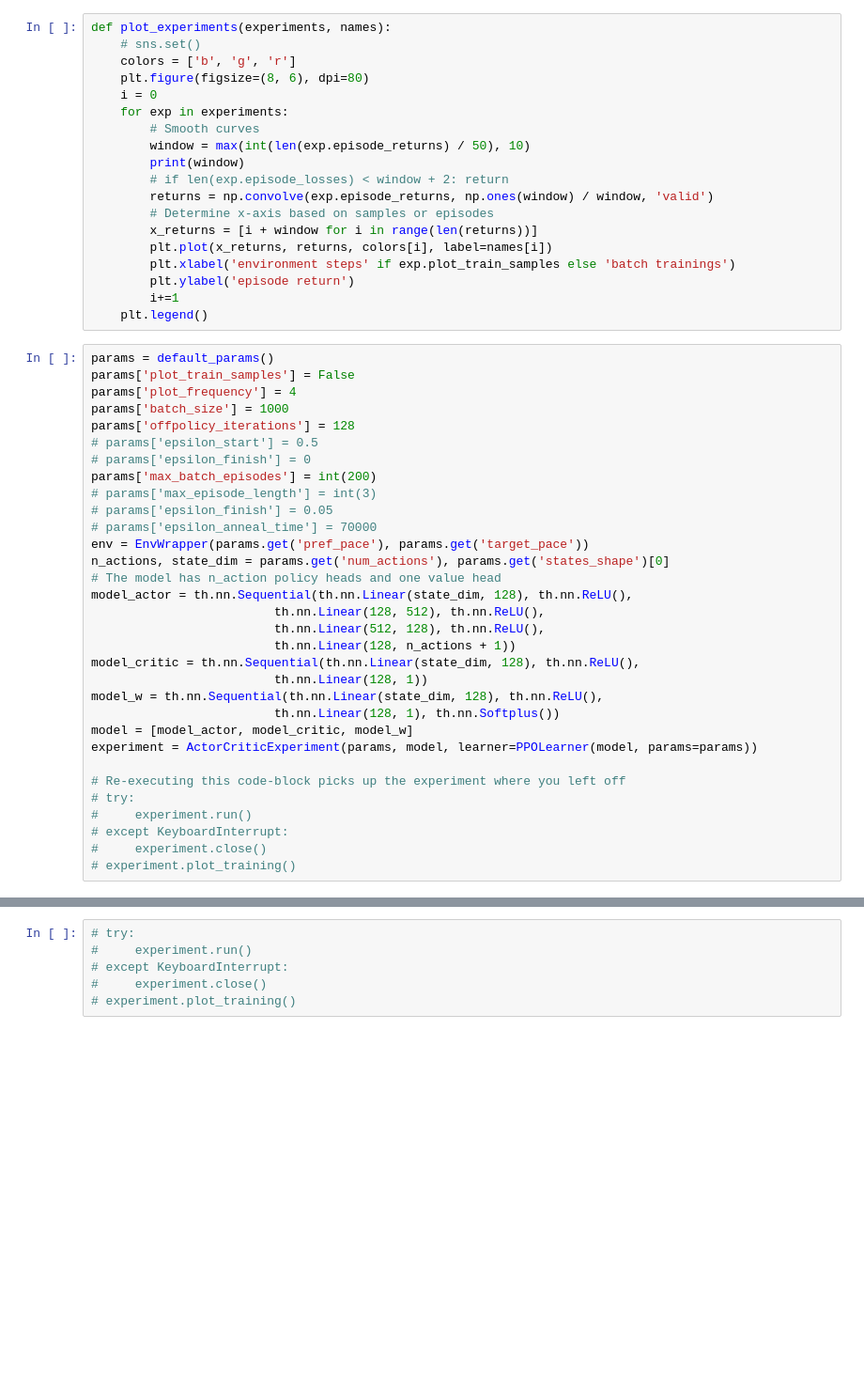
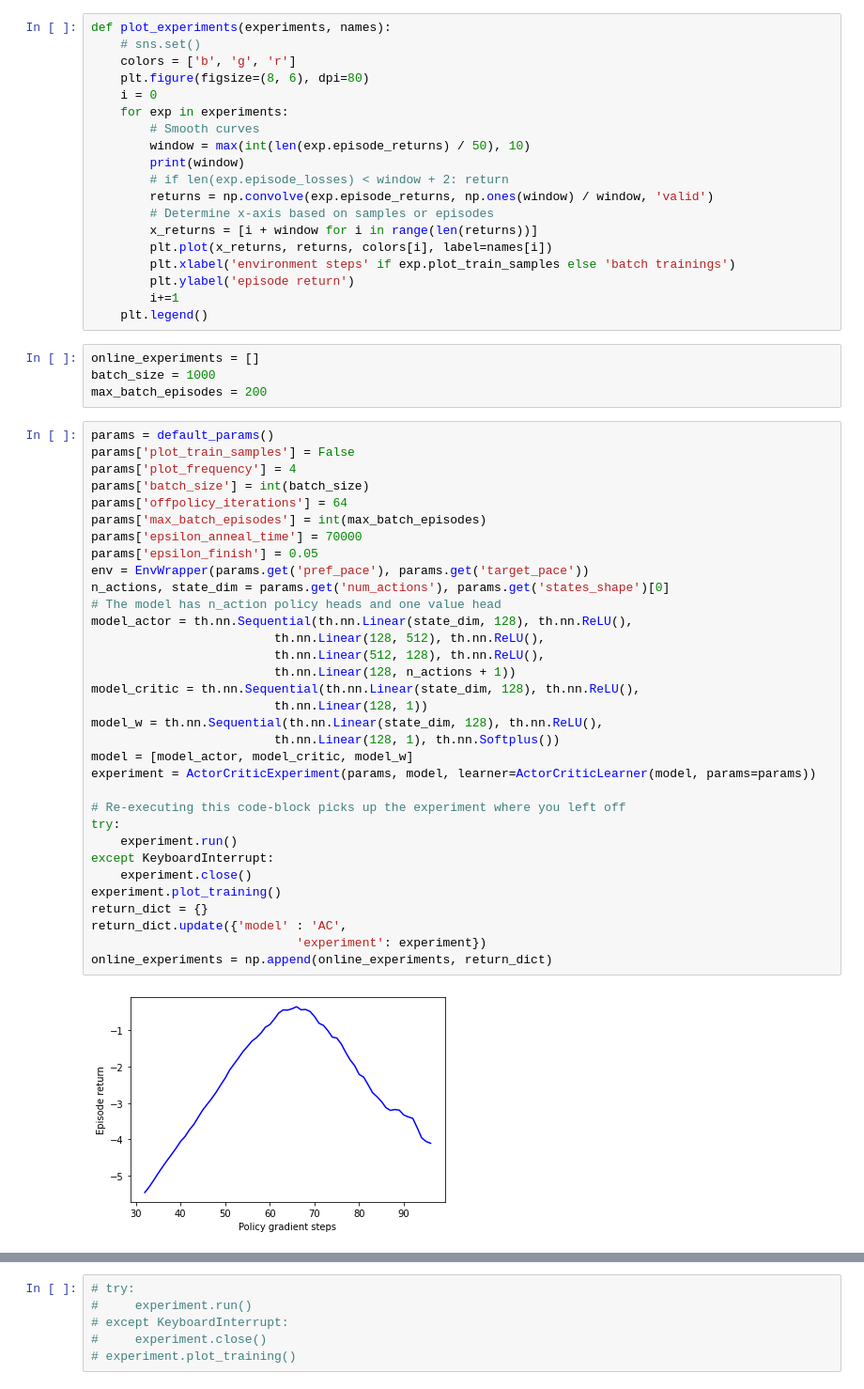
Before and after one commit to jemolano1498/OPPOSD_algorithm, a Jupyter notebook: Model/RL-Agents.ipynb, the cells around one changed output, grey strips where cells are left out. Shown at 94% size. Drawn from its saved outputs; the diff is of its cells as text; blank space fills up the shorter version.

```diff
--- a/Model/RL-Agents.ipynb
+++ b/Model/RL-Agents.ipynb
@@ -146,35 +146,42 @@ def plot_experiments(experiments, names):
         plt.ylabel('episode return')
         i+=1
     plt.legend()
+# %%
+online_experiments = []
+batch_size = 1000
+max_batch_episodes = 200
 # %%
 params = default_params()
 params['plot_train_samples'] = False
 params['plot_frequency'] = 4
-params['batch_size'] = 1000
-params['offpolicy_iterations'] = 128
-# params['epsilon_start'] = 0.5
-# params['epsilon_finish'] = 0
-params['max_batch_episodes'] = int(200)
-# params['max_episode_length'] = int(3)
-# params['epsilon_finish'] = 0.05
-# params['epsilon_anneal_time'] = 70000
+params['batch_size'] = int(batch_size)
+params['offpolicy_iterations'] = 64
+params['max_batch_episodes'] = int(max_batch_episodes)
+params['epsilon_anneal_time'] = 70000
+params['epsilon_finish'] = 0.05
 env = EnvWrapper(params.get('pref_pace'), params.get('target_pace'))
 n_actions, state_dim = params.get('num_actions'), params.get('states_shape')[0]
 # The model has n_action policy heads and one value head
 model_actor = th.nn.Sequential(th.nn.Linear(state_dim, 128), th.nn.ReLU(),
                          th.nn.Linear(128, 512), th.nn.ReLU(),
                          th.nn.Linear(512, 128), th.nn.ReLU(),
                          th.nn.Linear(128, n_actions + 1))
 model_critic = th.nn.Sequential(th.nn.Linear(state_dim, 128), th.nn.ReLU(),
                          th.nn.Linear(128, 1))
 model_w = th.nn.Sequential(th.nn.Linear(state_dim, 128), th.nn.ReLU(),
                          th.nn.Linear(128, 1), th.nn.Softplus())
 model = [model_actor, model_critic, model_w]
-experiment = ActorCriticExperiment(params, model, learner=PPOLearner(model, params=params))
+experiment = ActorCriticExperiment(params, model, learner=ActorCriticLearner(model, params=params))
 
 # Re-executing this code-block picks up the experiment where you left off
-# try:
-#     experiment.run()
-# except KeyboardInterrupt:
-#     experiment.close()
-# experiment.plot_training()
+try:
+    experiment.run()
+except KeyboardInterrupt:
+    experiment.close()
+experiment.plot_training()
+return_dict = {}
+return_dict.update({'model' : 'AC',
+                            'experiment': experiment})
+online_experiments = np.append(online_experiments, return_dict)
+# %% [output]
+[figure, added]
```
Also changed, not shown: parts of 22 cells of this notebook, 14 other files.
